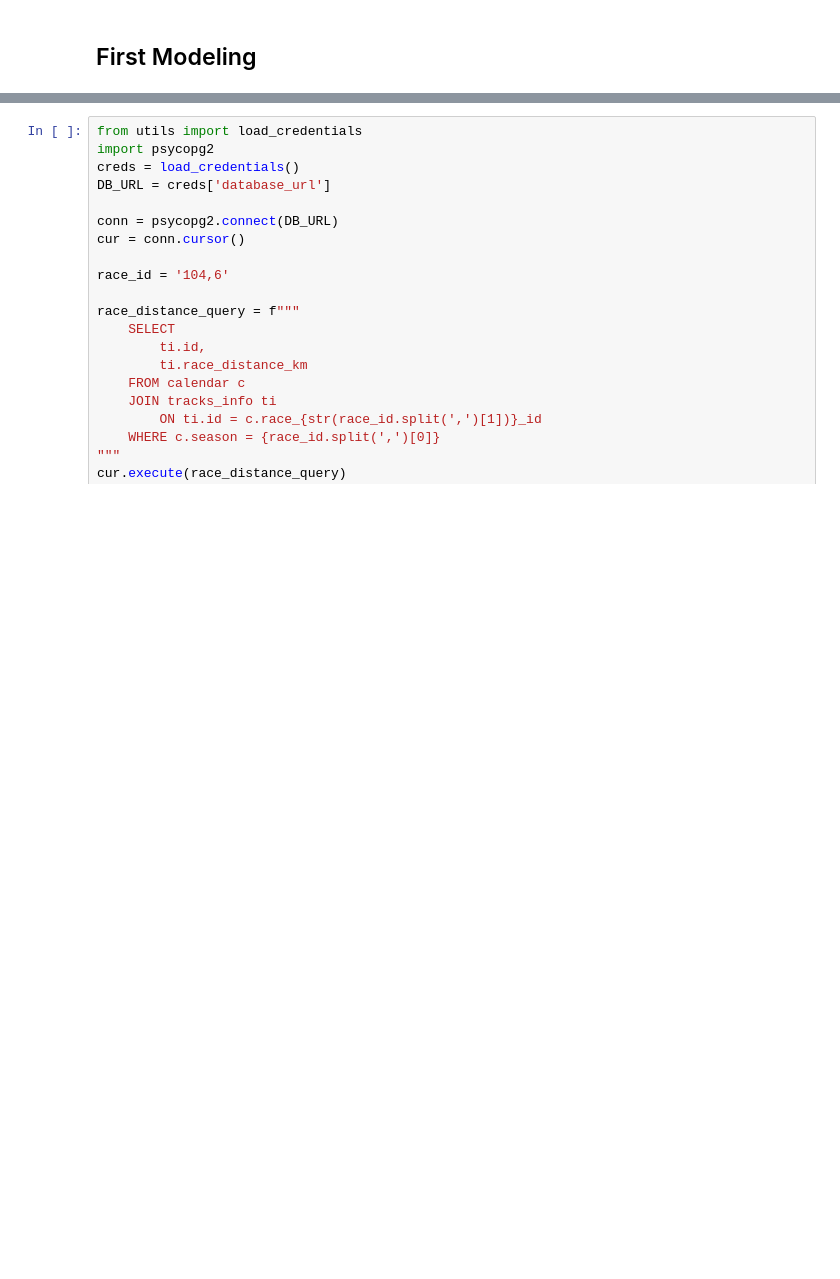
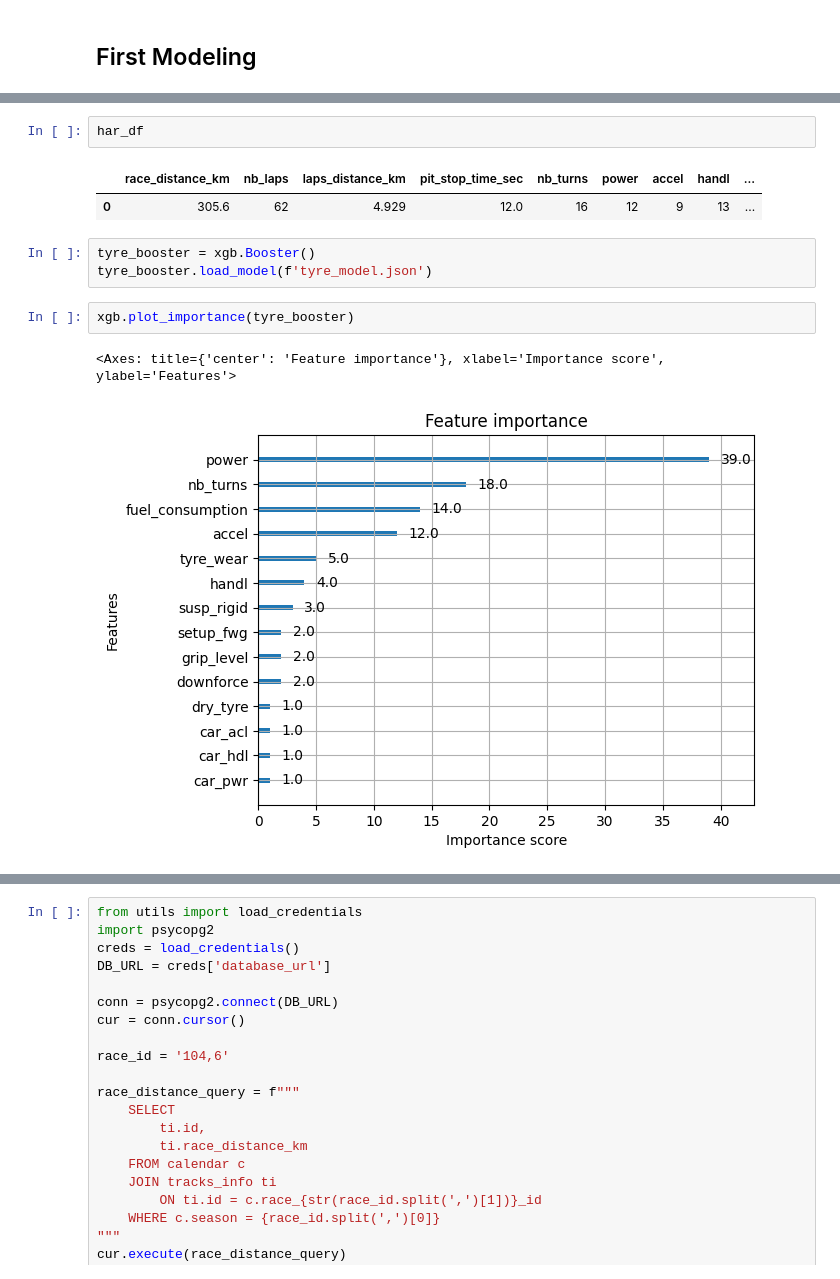
Before and after one commit to NicoJanko/GPRO, a Jupyter notebook: gpro.ipynb, the cells around one changed output, grey strips where cells are left out. Drawn from its saved outputs; the diff is of its cells as text; blank space fills up the shorter version.

```diff
--- a/gpro.ipynb
+++ b/gpro.ipynb
@@ -193,0 +353,13 @@ data['laps'][-1]['idx']
+# %%
+har_df
+# %% [output]
+|  | race_distance_km | nb_laps | laps_distance_km | pit_stop_time_sec | nb_turns | power | accel | handl | ... |
+| 0 | 305.6 | 62 | 4.929 | 12.0 | 16 | 12 | 9 | 13 | ... |
+# %%
+tyre_booster = xgb.Booster()
+tyre_booster.load_model(f'tyre_model.json')
+# %%
+xgb.plot_importance(tyre_booster)
+# %% [output]
+<Axes: title={'center': 'Feature importance'}, xlabel='Importance score', ylabel='Features'>
+[figure, added]
```
Also changed, not shown: parts of 18 cells of this notebook.
